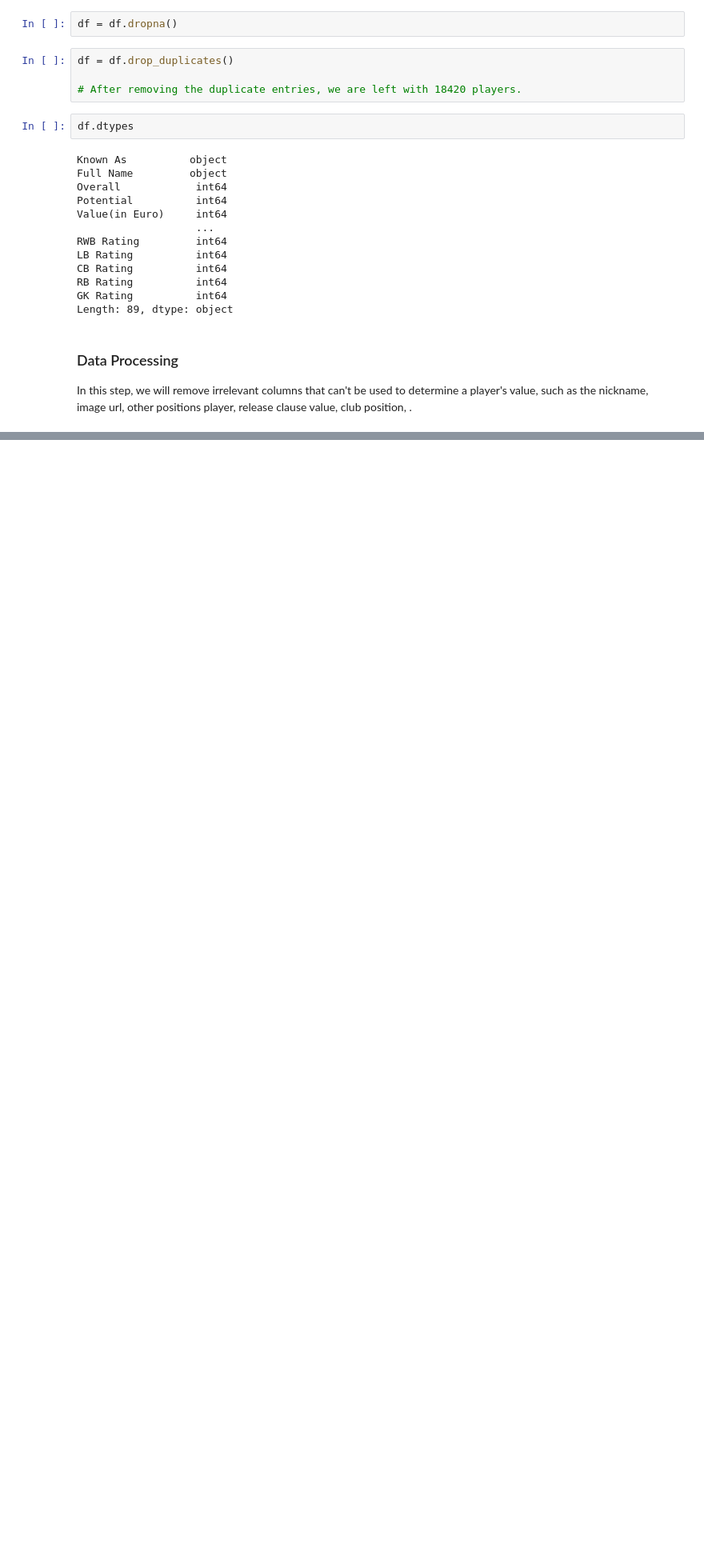
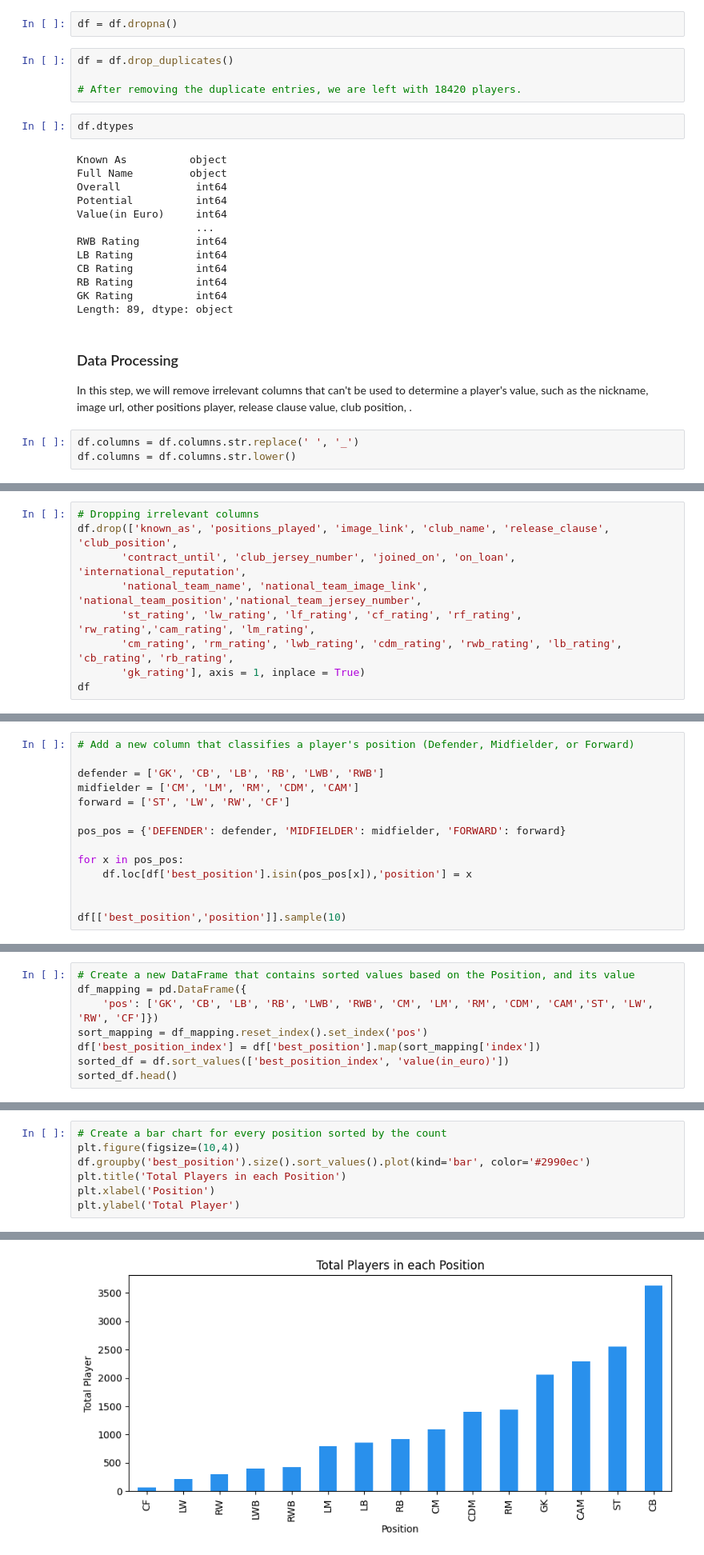
Before and after one commit to bradleyiversen21/ITEC4700_FinalProject, a Jupyter notebook: Project_Notebook.ipynb, the cells around one changed output, grey strips where cells are left out. Shown at 80% size. Saved outputs shown, nothing was run; the diff lists cells and outputs as text; blank space fills up the shorter version.

Commit message:
Visualization Added

```diff
--- a/Project_Notebook.ipynb
+++ b/Project_Notebook.ipynb
@@ -59,6 +67,9 @@ Length: 89, dtype: object
 # %% [markdown]
 ### Data Processing
 In this step, we will remove irrelevant columns that can't be used to determine a player's value, such as the nickname, image url, other positions player, release clause value, club position,  .
+# %%
+df.columns = df.columns.str.replace(' ', '_')
+df.columns = df.columns.str.lower()
 # %%
 print(df.columns)
 # %% [output]
@@ -123,0 +93,9 @@ Index(['Full Name', 'Overall', 'Potential', 'Value(in Euro)', 'Best Position',
+# %%
+# Dropping irrelevant columns
+df.drop(['known_as', 'positions_played', 'image_link', 'club_name', 'release_clause', 'club_position',
+       'contract_until', 'club_jersey_number', 'joined_on', 'on_loan', 'international_reputation',
+       'national_team_name', 'national_team_image_link', 'national_team_position','national_team_jersey_number',
+       'st_rating', 'lw_rating', 'lf_rating', 'cf_rating', 'rf_rating', 'rw_rating','cam_rating', 'lm_rating',
+       'cm_rating', 'rm_rating', 'lwb_rating', 'cdm_rating', 'rwb_rating', 'lb_rating', 'cb_rating', 'rb_rating',
+       'gk_rating'], axis = 1, inplace = True)
+df
@@ -143 +135,15 @@ Goalkeeper Reflexes          69
 dtype: int64
+# %%
+# Add a new column that classifies a player's position (Defender, Midfielder, or Forward)
+
+defender = ['GK', 'CB', 'LB', 'RB', 'LWB', 'RWB']
+midfielder = ['CM', 'LM', 'RM', 'CDM', 'CAM']
+forward = ['ST', 'LW', 'RW', 'CF']
+
+pos_pos = {'DEFENDER': defender, 'MIDFIELDER': midfielder, 'FORWARD': forward}
+
+for x in pos_pos:
+    df.loc[df['best_position'].isin(pos_pos[x]),'position'] = x
+
+
+df[['best_position','position']].sample(10)
@@ -143,0 +164,8 @@ dtype: int64
+# %%
+# Create a new DataFrame that contains sorted values based on the Position, and its value
+df_mapping = pd.DataFrame({
+    'pos': ['GK', 'CB', 'LB', 'RB', 'LWB', 'RWB', 'CM', 'LM', 'RM', 'CDM', 'CAM','ST', 'LW', 'RW', 'CF']})
+sort_mapping = df_mapping.reset_index().set_index('pos')
+df['best_position_index'] = df['best_position'].map(sort_mapping['index'])
+sorted_df = df.sort_values(['best_position_index', 'value(in_euro)'])
+sorted_df.head()
@@ -143,0 +180,8 @@ dtype: int64
+# %%
+# Create a bar chart for every position sorted by the count
+plt.figure(figsize=(10,4))
+df.groupby('best_position').size().sort_values().plot(kind='bar', color='#2990ec')
+plt.title('Total Players in each Position')
+plt.xlabel('Position')
+plt.ylabel('Total Player')
+# %% [output]
@@ -143,0 +189 @@ dtype: int64
+[figure, added]
```
Also changed, not shown: parts of 17 cells of this notebook.
